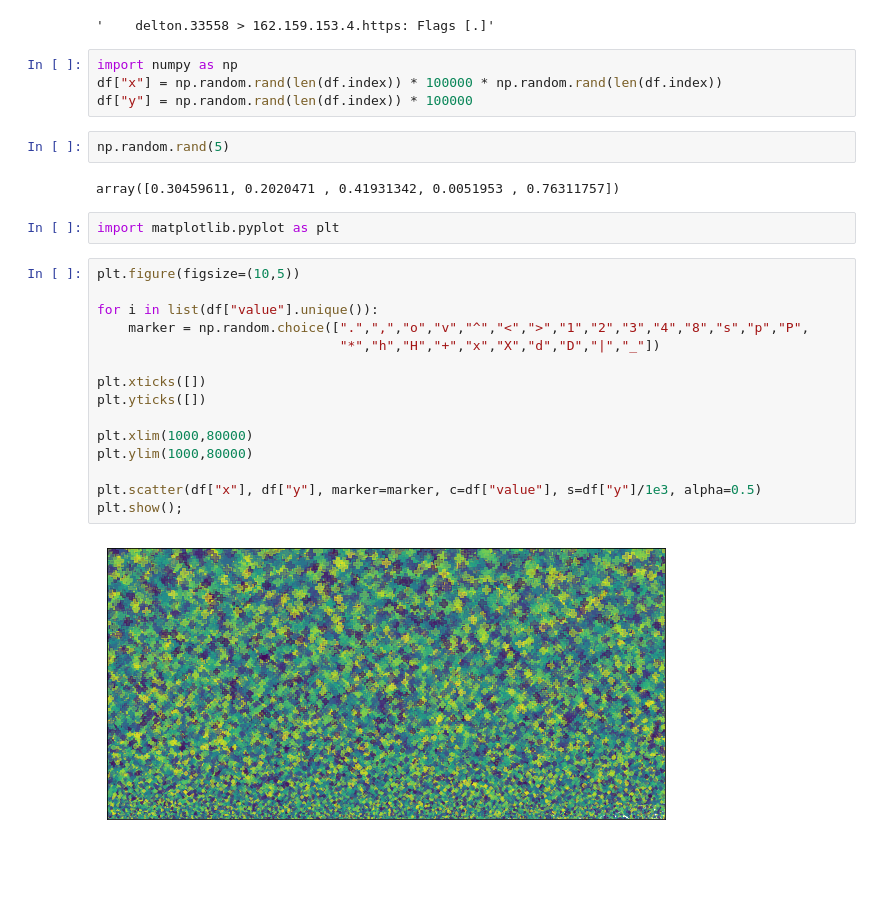
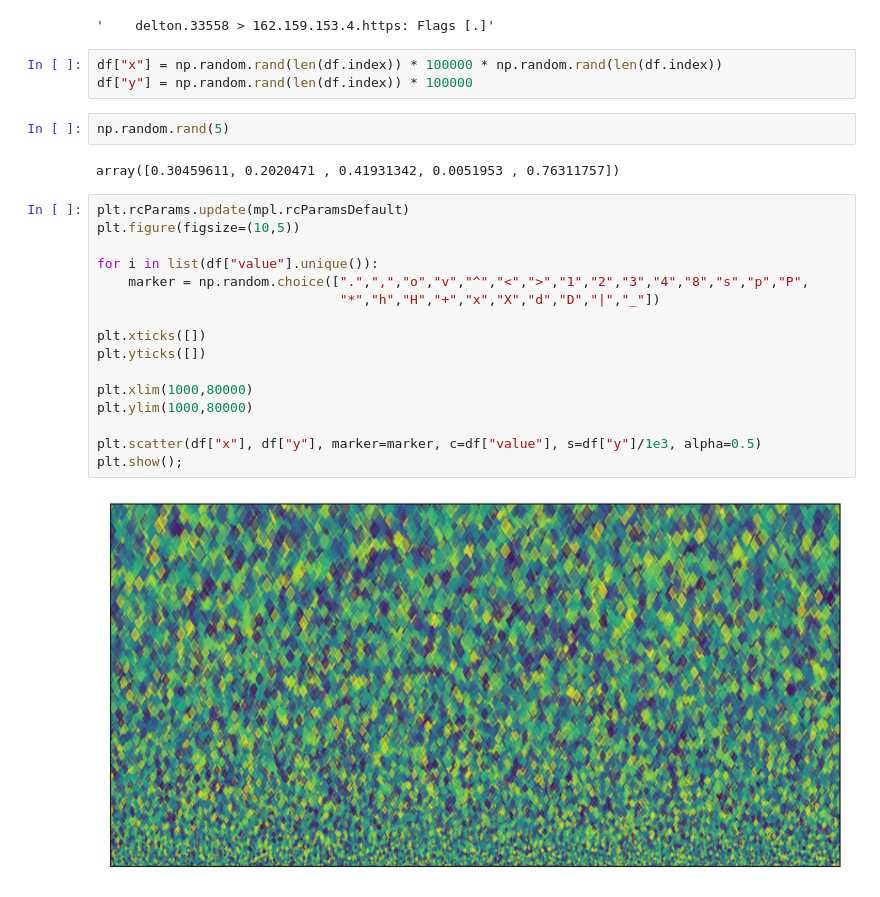
Before and after one commit to ericgitonga/sanaa, a Jupyter notebook: scatter-np-plt/sc-np-plt-scratchpad.ipynb, the cells around one changed output. Saved outputs shown, nothing was run; the diff lists cells and outputs as text; blank space fills up the shorter version.

```diff
--- a/scatter-np-plt/sc-np-plt-scratchpad.ipynb
+++ b/scatter-np-plt/sc-np-plt-scratchpad.ipynb
@@ -46,29 +51,27 @@ df.loc[350,0]
 # %% [output]
 '    delton.33558 > 162.159.153.4.https: Flags [.]'
 # %%
-import numpy as np
 df["x"] = np.random.rand(len(df.index)) * 100000 * np.random.rand(len(df.index))
 df["y"] = np.random.rand(len(df.index)) * 100000
 # %%
 np.random.rand(5)
 # %% [output]
 array([0.30459611, 0.2020471 , 0.41931342, 0.0051953 , 0.76311757])
-# %%
-import matplotlib.pyplot as plt
 # %%
+plt.rcParams.update(mpl.rcParamsDefault)
 plt.figure(figsize=(10,5))
 
 for i in list(df["value"].unique()):
     marker = np.random.choice([".",",","o","v","^","<",">","1","2","3","4","8","s","p","P",
                                "*","h","H","+","x","X","d","D","|","_"])
 
 plt.xticks([])
 plt.yticks([])
 
 plt.xlim(1000,80000)
 plt.ylim(1000,80000)
 
 plt.scatter(df["x"], df["y"], marker=marker, c=df["value"], s=df["y"]/1e3, alpha=0.5)
 plt.show();
 # %% [output]
-[figure, old version]
+[figure, new version]
```
Also changed, not shown: parts of 10 cells of this notebook.
